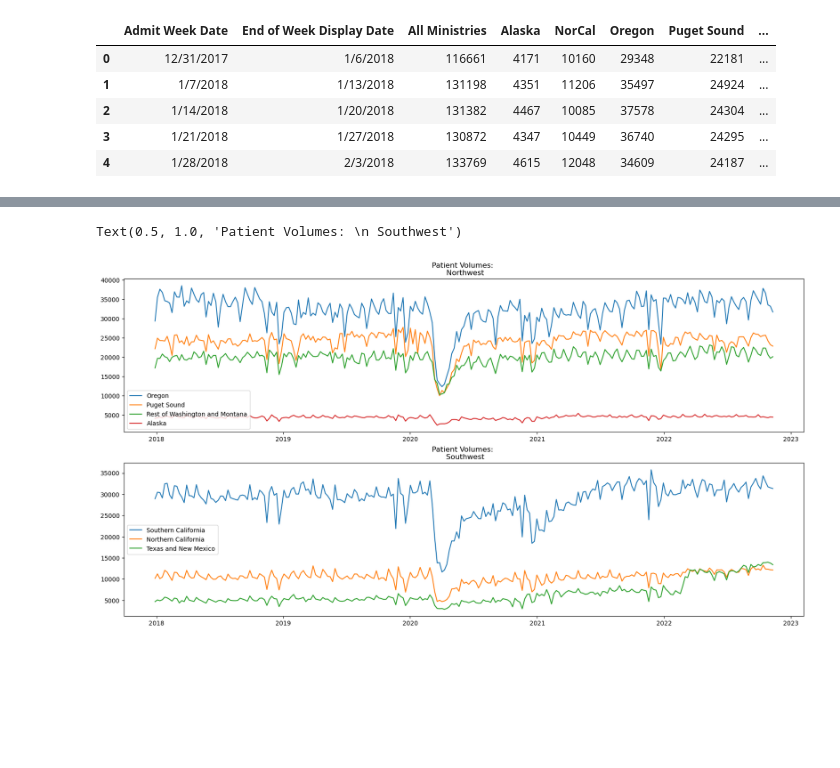
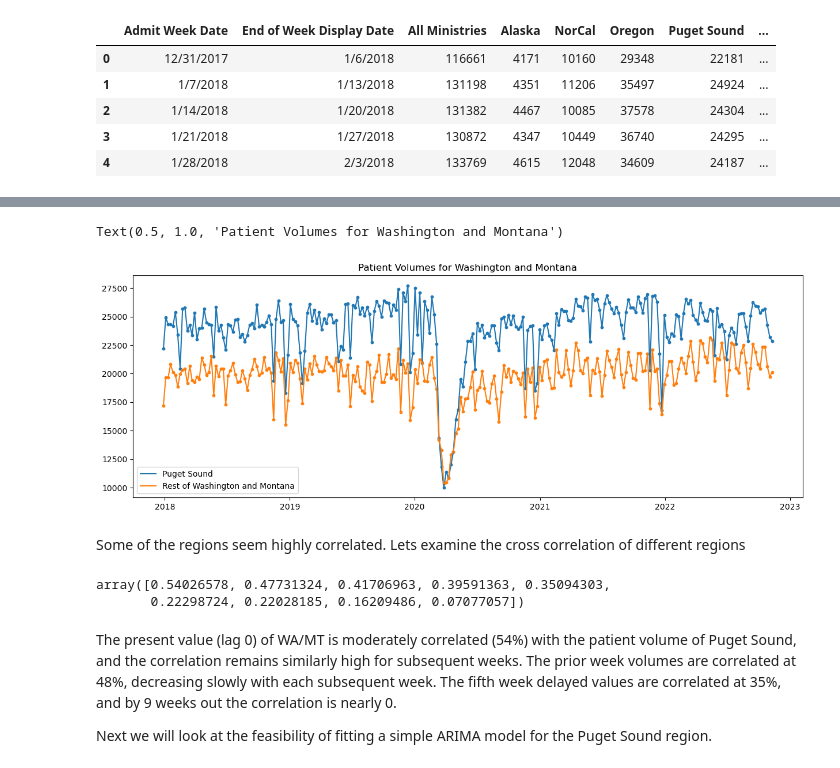
Before and after one commit to npeckover/Volumes, a Jupyter notebook: vols.ipynb, the cells around one changed output, grey strips where cells are left out. Saved outputs shown, nothing was run; the diff lists cells and outputs as text; code cells hidden in the pictures; blank space fills up the shorter version.

Commit message:
EDA and basic modeling

```diff
--- a/vols.ipynb
+++ b/vols.ipynb
@@ -27,17 +23,27 @@ Text(0.5, 1.0, 'Patient Volumes')
 # %%
-fig, axs = plt.subplots(2,1, figsize = (20,10))
-axs[0].plot(t, df['Oregon'], label = 'Oregon')
-axs[0].plot(t, df['Puget Sound'], label = 'Puget Sound')
-axs[0].plot(t, df['WA/MT'], label = 'Rest of Washington and Montana')
-axs[0].plot(t, df['Alaska'], label = 'Alaska')
-axs[0].legend(loc = 'lower left')
-axs[0].set_title('Patient Volumes: \n Northwest')
-
-axs[1].plot(t, df['SoCal'], label = 'Southern California')
-axs[1].plot(t, df['NorCal'], label = 'Northern California')
-axs[1].plot(t, df['Texas/NM'], label = 'Texas and New Mexico')
-axs[1].legend(loc = 'center left')
-axs[1].set_title('Patient Volumes: \n Southwest')
+# one big plot of all regions
+fig, ax = plt.subplots(figsize = (20,10))
+ax.plot(t, df['Oregon'], label = 'Oregon')
+ax.plot(t, df['SoCal'], label = 'Southern California')
+ax.plot(t, df['Puget Sound'], label = 'Puget Sound')
+ax.plot(t, df['WA/MT'], label = 'Rest of Washington and Montana')
+ax.plot(t, df['NorCal'], label = 'Northern California')
+ax.plot(t, df['Texas/NM'], label = 'Texas and New Mexico')
+ax.plot(t, df['Alaska'], label = 'Alaska')
+ax.legend(loc = 'center left')
+ax.set_title('Patient Volumes by Region')
-# %% [output]
-Text(0.5, 1.0, 'Patient Volumes: \n Southwest')
-[figure, removed]
+# %%
+# plot of PS and WA/MT
+fig, ax = plt.subplots(figsize = (15,5))
+ax.plot(t, df['Puget Sound'], label = 'Puget Sound')
+ax.scatter(t, df['Puget Sound'], s = 10)
+ax.plot(t, df['WA/MT'], label = 'Rest of Washington and Montana')
+ax.scatter(t, df['WA/MT'], s = 10)
+ax.set_title('Patient Volumes')
+ax.legend(loc = 'lower left')
+ax.set_title('Patient Volumes for Washington and Montana')
+# %% [output]
+Text(0.5, 1.0, 'Patient Volumes for Washington and Montana')
+[figure, added]
+# %% [markdown]
+Some of the regions seem highly correlated. Lets examine the cross correlation of different regions
@@ -43,0 +52,10 @@ Text(0.5, 1.0, 'Patient Volumes: \n Southwest')
+# %%
+PS_WA = sm.tsa.stattools.ccf(df['Puget Sound'], df['WA/MT'], adjusted = False)
+PS_WA[1:10]
+# %% [output]
+array([0.54026578, 0.47731324, 0.41706963, 0.39591363, 0.35094303,
+       0.22298724, 0.22028185, 0.16209486, 0.07077057])
+# %% [markdown]
+The present value (lag 0) of WA/MT is moderately correlated (54%) with the patient volume of Puget Sound, and the correlation remains similarly high for subsequent weeks. The prior week volumes are correlated at 48%, decreasing slowly with each subsequent week. The fifth week delayed values are correlated at 35%, and by 9 weeks out the correlation is nearly 0.
+
+Next we will look at the feasibility of fitting a simple ARIMA model for the Puget Sound region.
```
Also changed, not shown: parts of 15 cells of this notebook.
